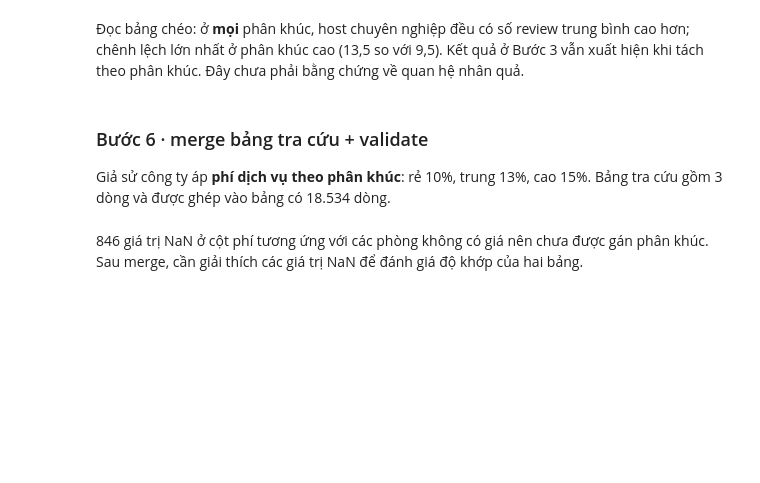
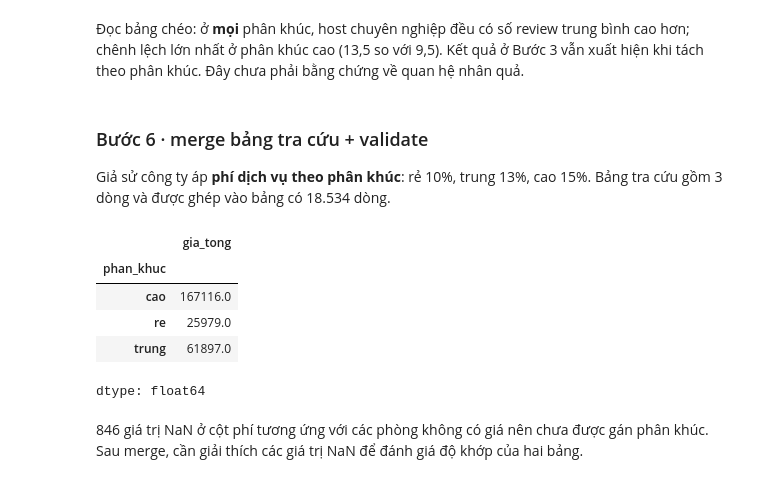
Before and after one commit to yunium2597/programming-for-data-processing, a Jupyter notebook: 2627-1/notebooks/lab-05.ipynb, the cells around one changed output. Cells and saved outputs as stored; diff of their text form; code cells hidden in the pictures; blank space fills up the shorter version.

```diff
--- a/2627-1/notebooks/lab-05.ipynb
+++ b/2627-1/notebooks/lab-05.ipynb
@@ -191,22 +212,29 @@ Bảng tra cứu gồm 3 dòng và được ghép vào bảng có 18.534 dòng.
 # %%
 phi = pd.DataFrame({"phan_khuc": ["re", "trung", "cao"],
                     "phi_dich_vu": [0.10, 0.13, 0.15]})
 
 # TODO: merge df với phi theo phan_khuc, how="left", validate="m:1"
-m = ...
+m = df.merge(phi,on="phan_khuc",how="left",validate="m:1")
 
 # Thói quen sau merge: số dòng + độ khớp
 # TODO: đếm số dòng của m và số NaN của cột phi_dich_vu
-so_dong_m = ...
-so_nan_phi = ...
+so_dong_m = len(m)
+so_nan_phi = m["phi_dich_vu"].isna().sum()
 
 # --- Ô kiểm tra ---
 assert so_dong_m == 18534, "merge làm đổi số dòng?!"
 assert so_nan_phi == 846, "NaN đúng bằng số phòng không có phân khúc (không giá)"
 m["gia_tong"] = m["price"] * (1 + m["phi_dich_vu"])
 gia_tong_tv = m.groupby("phan_khuc")["gia_tong"].median().round(0)
 assert gia_tong_tv["trung"] == 61897.0
 gia_tong_tv
+# %% [output]
+|  | gia_tong |
+| phan_khuc |  |
+| cao | 167116.0 |
+| re | 25979.0 |
+| trung | 61897.0 |
+dtype: float64
 # %% [markdown]
 846 giá trị NaN ở cột phí tương ứng với các phòng không có giá nên chưa được gán phân khúc.
 Sau merge, cần giải thích các giá trị NaN để đánh giá độ khớp của hai bảng.
```
Also changed, not shown: parts of 6 cells of this notebook.
